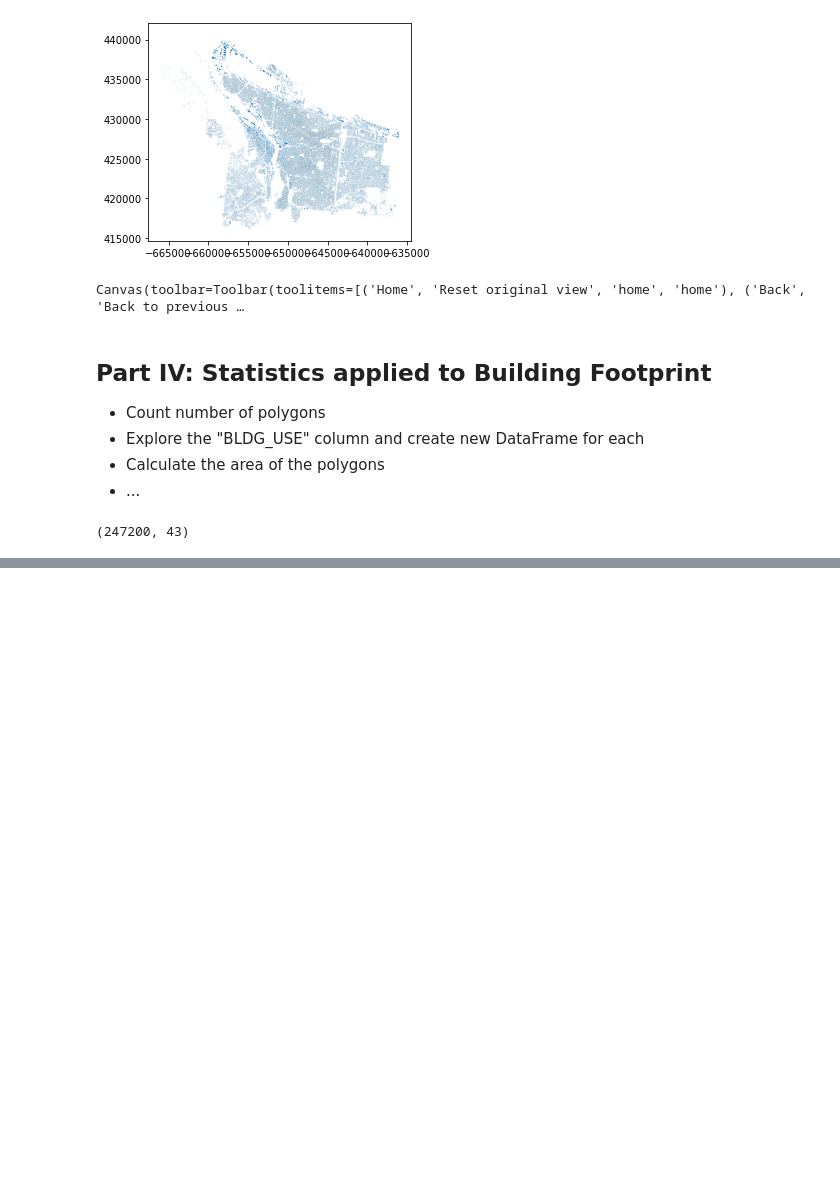
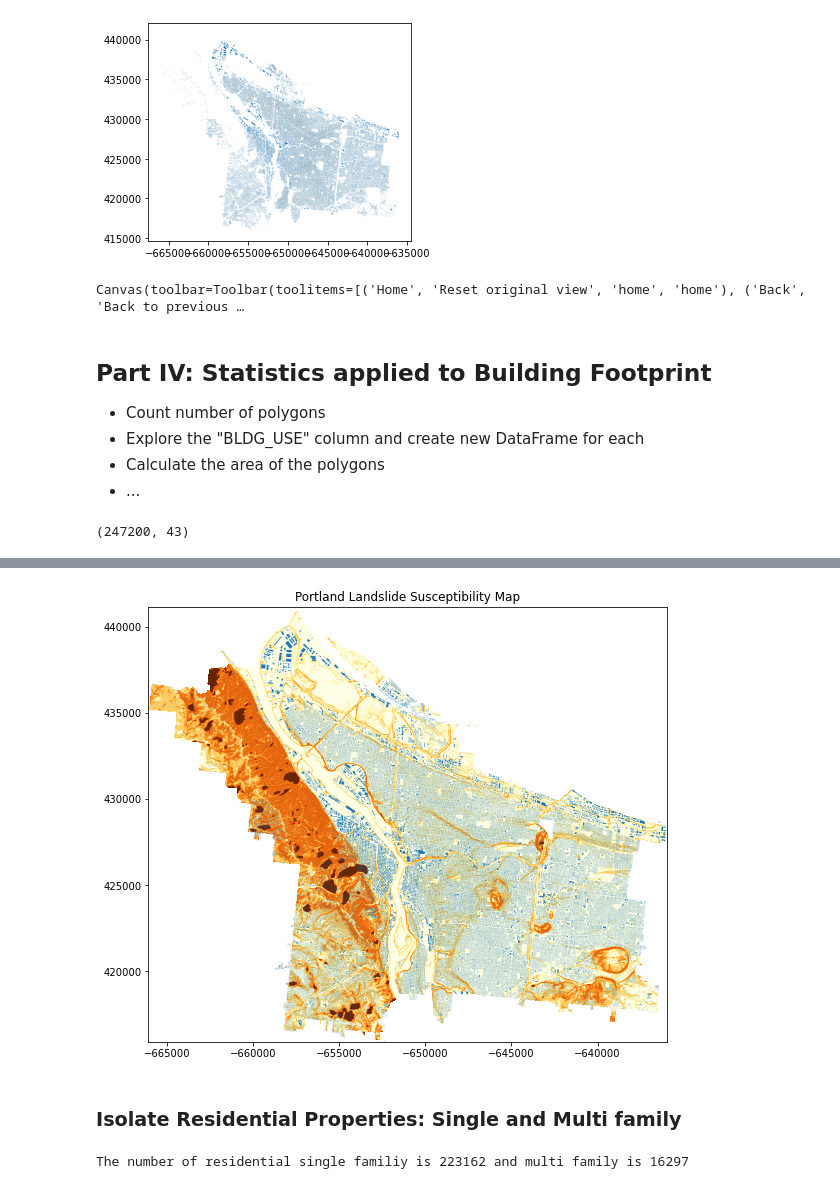
Before and after one commit to UW-GDA/landslide_exposure_portland, a Jupyter notebook: final_project.ipynb, the cells around one changed output, grey strips where cells are left out. Drawn from its saved outputs; the diff is of its cells as text; code cells hidden in the pictures; blank space fills up the shorter version.

```diff
--- a/final_project.ipynb
+++ b/final_project.ipynb
@@ -42,5 +46,5 @@ Using Raster basic to open downloaded image from disk
 # %%
-path = r'Portland_LSM.tif'
+path = r'project_data/Portland_LSM.tif'
 # %%
 with rio.open(path) as src:
     print(src.profile)
@@ -164,5 +166,5 @@ Using rasterio to load vector data
 # %%
-neigh = 'portland_neighborhoods_boundaries.gpkg'
+neigh = 'project_data/portland_neighborhoods_boundaries.gpkg'
 # %%
 n = gpd.read_file(neigh)
 n
@@ -314,7 +315,7 @@ f.colorbar(po_map, ax=ax);
 # %% [markdown]
 ## Part 3: Loading building footprint
 # %%
-bfoot = 'portland_building_footprint.gpkg'
+bfoot = 'project_data/portland_building_footprint.gpkg'
 # %%
 b = gpd.read_file(bfoot)
 b
@@ -372,0 +392,4 @@ b_rp['BLDG_TYPE'].value_counts()
+# %%
+# Mask clipped raster data
+ls_ma = ma.masked_equal(po_ma, 0)
+ls_ma
@@ -372,0 +414,10 @@ b_rp['BLDG_TYPE'].value_counts()
+# %%
+%matplotlib inline
+f, ax = plt.subplots(figsize=(15,8))
+ax.imshow(ls_ma, extent=po_ma_extent, cmap = 'YlOrBr')
+ax.set_title('Portland Landslide Susceptibility Map')
+b_rp.plot(ax=ax);
+# %% [output]
+[figure, added]
+# %% [markdown]
+### Isolate Residential Properties: Single and Multi family
@@ -372,0 +427,5 @@ b_rp['BLDG_TYPE'].value_counts()
+# %%
+# Number of single and multi family buildings
+print('The number of residential single familiy is', len(b_sinfam), 'and multi family is', len(b_mulfam))
+# %% [output]
+The number of residential single familiy is 223162 and multi family is 16297
```
Also changed, not shown: parts of 32 cells of this notebook.
